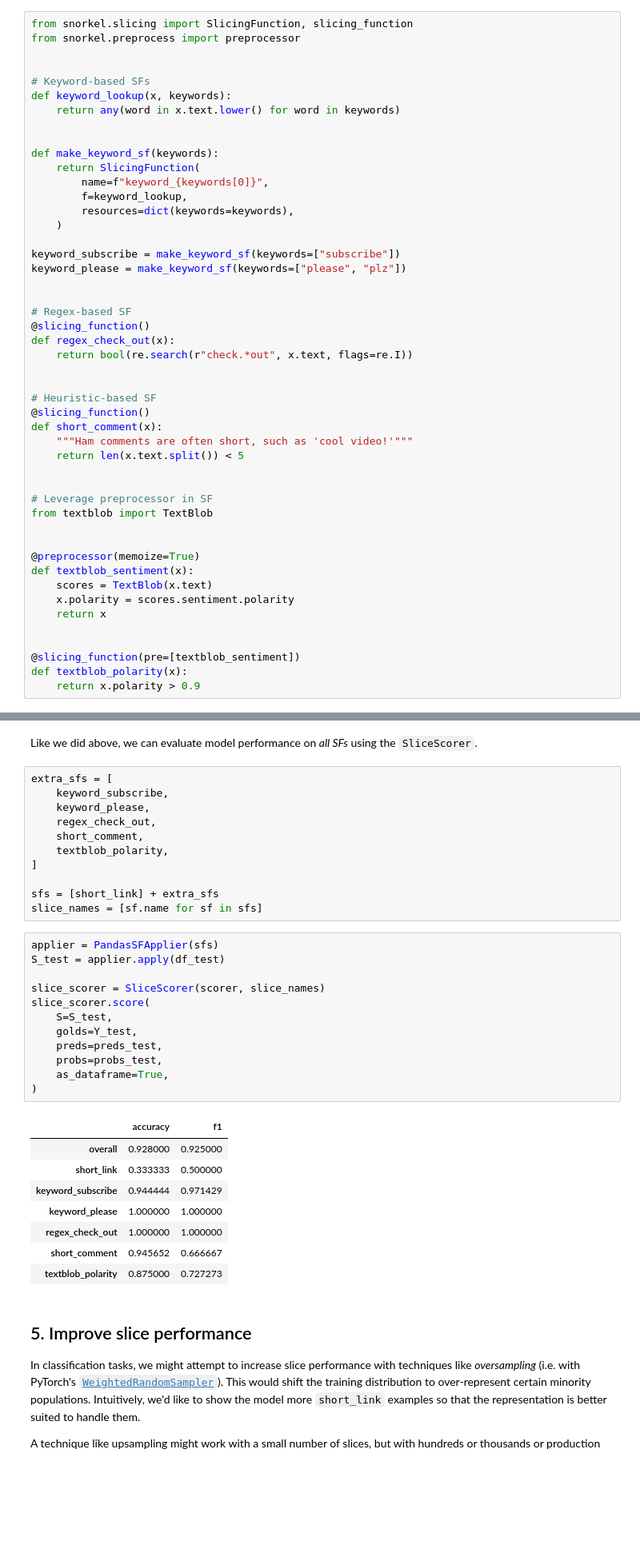
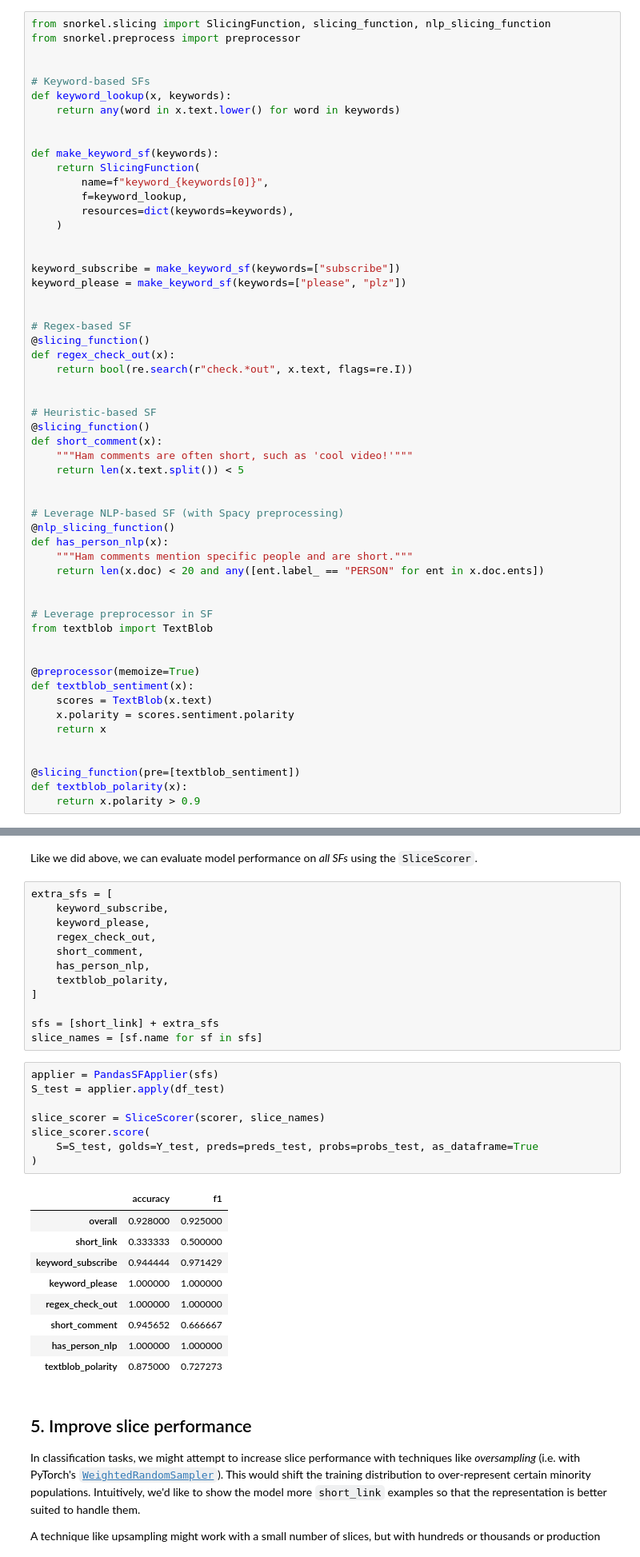
Before and after one commit to snorkel-team/snorkel-tutorials, a Jupyter notebook: spam/03_spam_data_slicing_tutorial.ipynb, the cells around one changed output, grey strips where cells are left out. Shown at 80% size. Drawn from its saved outputs; the diff is of its cells as text; blank space fills up the shorter version.

Commit message:
Add NLPslicingFunction

```diff
--- a/spam/03_spam_data_slicing_tutorial.ipynb
+++ b/spam/03_spam_data_slicing_tutorial.ipynb
@@ -285,7 +282,7 @@ slice_scorer.score(
 
 We'll take inspiration from the labeling tutorial to write additional slicing functions.
 # %%
-from snorkel.slicing import SlicingFunction, slicing_function
+from snorkel.slicing import SlicingFunction, slicing_function, nlp_slicing_function
 from snorkel.preprocess import preprocessor
 
 
@@ -300,6 +297,7 @@ def make_keyword_sf(keywords):
         f=keyword_lookup,
         resources=dict(keywords=keywords),
     )
+
 
 keyword_subscribe = make_keyword_sf(keywords=["subscribe"])
 keyword_please = make_keyword_sf(keywords=["please", "plz"])
@@ -318,6 +316,13 @@ def short_comment(x):
     return len(x.text.split()) < 5
 
 
+# Leverage NLP-based SF (with Spacy preprocessing)
+@nlp_slicing_function()
+def has_person_nlp(x):
+    """Ham comments mention specific people and are short."""
+    return len(x.doc) < 20 and any([ent.label_ == "PERSON" for ent in x.doc.ents])
+
+
 # Leverage preprocessor in SF
 from textblob import TextBlob
 
@@ -353,6 +358,7 @@ extra_sfs = [
     keyword_please,
     regex_check_out,
     short_comment,
+    has_person_nlp,
     textblob_polarity,
 ]
 
@@ -361,23 +367,20 @@ slice_names = [sf.name for sf in sfs]
 # %%
 applier = PandasSFApplier(sfs)
 S_test = applier.apply(df_test)
 
 slice_scorer = SliceScorer(scorer, slice_names)
 slice_scorer.score(
-    S=S_test,
-    golds=Y_test,
-    preds=preds_test,
-    probs=probs_test,
-    as_dataframe=True,
+    S=S_test, golds=Y_test, preds=preds_test, probs=probs_test, as_dataframe=True
 )
 # %% [output]
 |  | accuracy | f1 |
 | overall | 0.928000 | 0.925000 |
 | short_link | 0.333333 | 0.500000 |
 | keyword_subscribe | 0.944444 | 0.971429 |
 | keyword_please | 1.000000 | 1.000000 |
 | regex_check_out | 1.000000 | 1.000000 |
 | short_comment | 0.945652 | 0.666667 |
+| has_person_nlp | 1.000000 | 1.000000 |
 | textblob_polarity | 0.875000 | 0.727273 |
 # %% [markdown]
 ## 5. Improve slice performance
```
Also changed, not shown: parts of 5 cells of this notebook, 1 other file.
